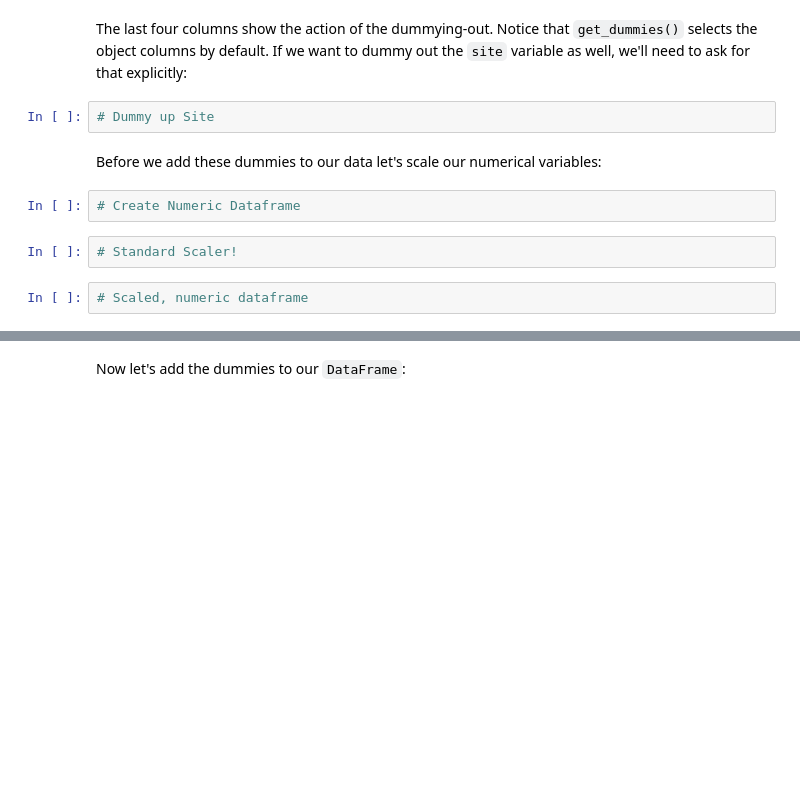
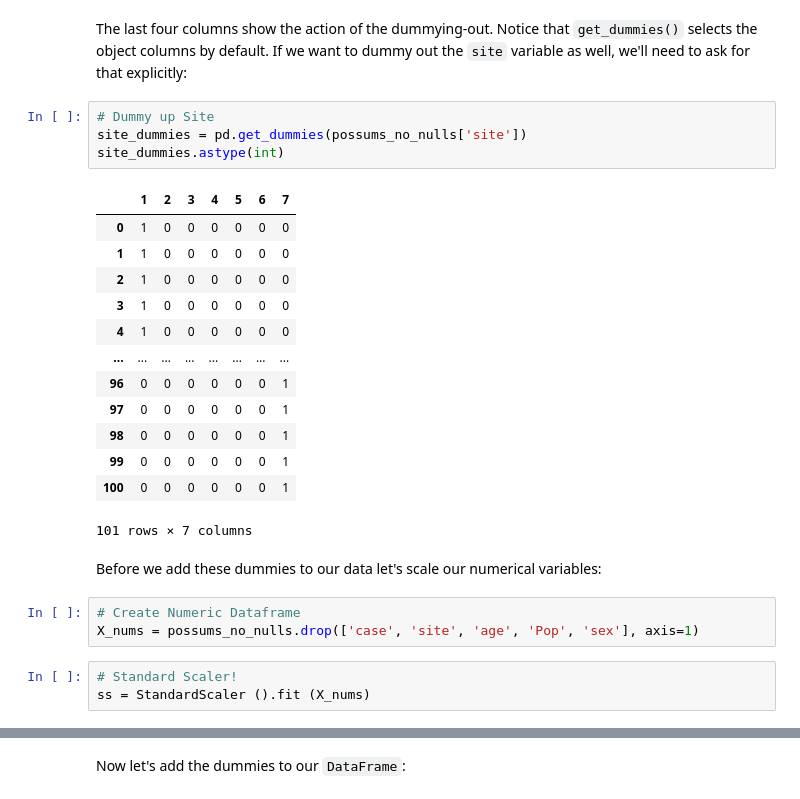
Before and after one commit to flatiron-school/NTL-DS-080723, a Jupyter notebook: 3phase/30-regression_categorical_variables.ipynb, the cells around one changed output, grey strips where cells are left out. Saved outputs shown, nothing was run; the diff lists cells and outputs as text; blank space fills up the shorter version.

```diff
--- a/3phase/30-regression_categorical_variables.ipynb
+++ b/3phase/30-regression_categorical_variables.ipynb
@@ -121,11 +211,27 @@ Let's use `pd.get_dummies()` on our variables:
 The last four columns show the action of the dummying-out. Notice that `get_dummies()` selects the object columns by default. If we want to dummy out the `site` variable as well, we'll need to ask for that explicitly:
 # %%
 # Dummy up Site
+site_dummies = pd.get_dummies(possums_no_nulls['site'])
+site_dummies.astype(int)
+# %% [output]
+|  | 1 | 2 | 3 | 4 | 5 | 6 | 7 |
+| 0 | 1 | 0 | 0 | 0 | 0 | 0 | 0 |
+| 1 | 1 | 0 | 0 | 0 | 0 | 0 | 0 |
+| 2 | 1 | 0 | 0 | 0 | 0 | 0 | 0 |
+| 3 | 1 | 0 | 0 | 0 | 0 | 0 | 0 |
+| 4 | 1 | 0 | 0 | 0 | 0 | 0 | 0 |
+| ... | ... | ... | ... | ... | ... | ... | ... |
+| 96 | 0 | 0 | 0 | 0 | 0 | 0 | 1 |
+| 97 | 0 | 0 | 0 | 0 | 0 | 0 | 1 |
+| 98 | 0 | 0 | 0 | 0 | 0 | 0 | 1 |
+| 99 | 0 | 0 | 0 | 0 | 0 | 0 | 1 |
+| 100 | 0 | 0 | 0 | 0 | 0 | 0 | 1 |
+101 rows × 7 columns
 # %% [markdown]
 Before we add these dummies to our data let's scale our numerical variables:
-# %%
-# Create Numeric Dataframe
+# %%
+# Create Numeric Dataframe
+X_nums = possums_no_nulls.drop(['case', 'site', 'age', 'Pop', 'sex'], axis=1)
 # %%
 # Standard Scaler!
+ss = StandardScaler ().fit (X_nums)
-# %%
-# Scaled, numeric dataframe
```
Also changed, not shown: parts of 14 cells of this notebook, 1 other file.
